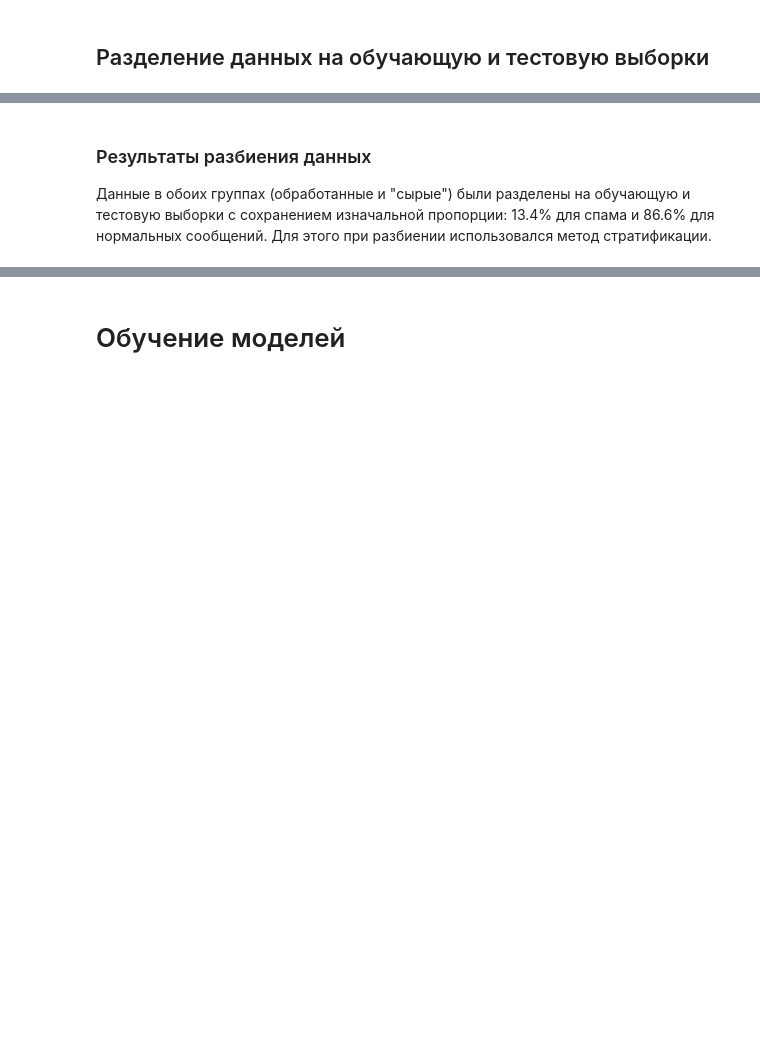
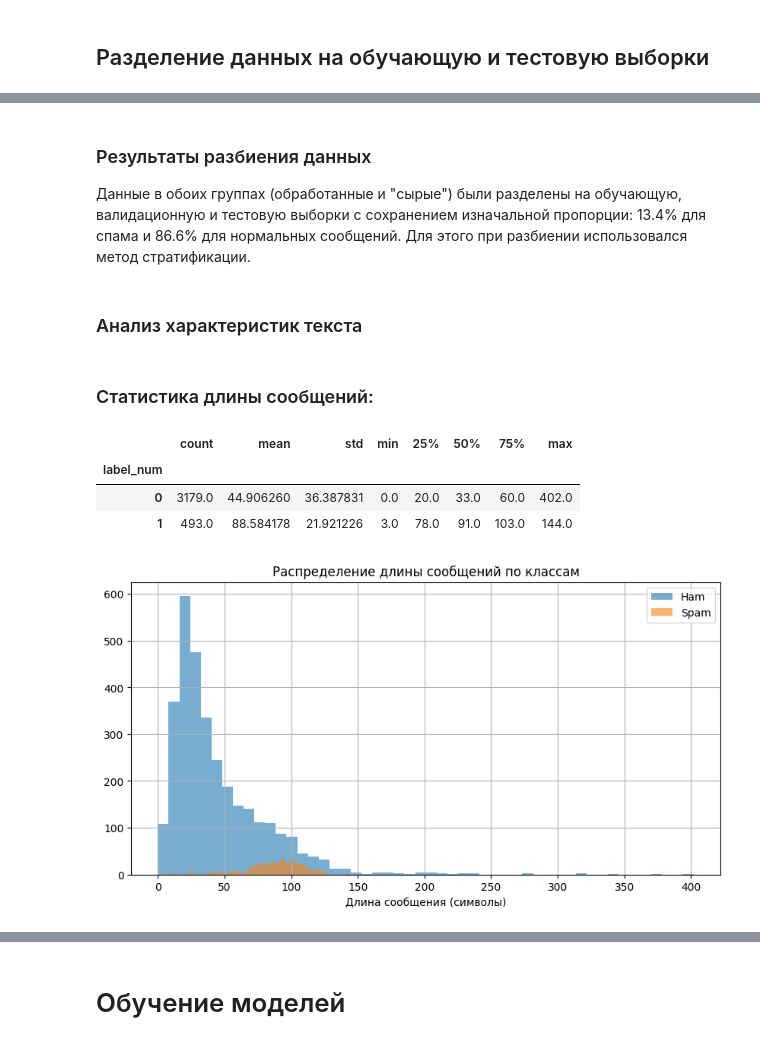
Before and after one commit to Valrick1029/nlp_sms_spam, a Jupyter notebook: EDA_and_models_training.ipynb, the cells around one changed output, grey strips where cells are left out. Drawn from its saved outputs; the diff is of its cells as text; code cells hidden in the pictures; blank space fills up the shorter version.

```diff
--- a/EDA_and_models_training.ipynb
+++ b/EDA_and_models_training.ipynb
@@ -203,4 +189,32 @@ print(y_test.value_counts(normalize=True)[1])
 # %% [markdown]
 ### Результаты разбиения данных
 
-Данные в обоих группах (обработанные и "сырые") были разделены на обучающую и тестовую выборки с сохранением изначальной пропорции: 13.4% для спама и 86.6% для нормальных сообщений. Для этого при разбиении использовался метод стратификации.
+Данные в обоих группах (обработанные и "сырые") были разделены на обучающую, валидационную и тестовую выборки с сохранением изначальной пропорции: 13.4% для спама и 86.6% для нормальных сообщений. Для этого при разбиении использовался метод стратификации.
+# %% [markdown]
+### Анализ характеристик текста
+# %%
+train_df = pd.DataFrame({
+    'clean_text': X_train.reset_index(drop=True),
+    'label_num': y_train.reset_index(drop=True).astype(int)
+})
+
+
+train_df['length'] = train_df['clean_text'].apply(len)
+
+display(Markdown("### Статистика длины сообщений:"))
+display(train_df.groupby('label_num')['length'].describe())
+
+plt.figure(figsize=(10, 5))
+train_df[train_df['label_num'] == 0]['length'].hist(bins=50, label='Ham', alpha=0.6)
+train_df[train_df['label_num'] == 1]['length'].hist(bins=50, label='Spam', alpha=0.6)
+plt.legend()
+plt.xlabel('Длина сообщения (символы)')
+plt.title('Распределение длины сообщений по классам')
+plt.show()
+# %% [output]
+### Статистика длины сообщений:
+|  | count | mean | std | min | 25% | 50% | 75% | max |
+| label_num |  |  |  |  |  |  |  |  |
+| 0 | 3179.0 | 44.906260 | 36.387831 | 0.0 | 20.0 | 33.0 | 60.0 | 402.0 |
+| 1 | 493.0 | 88.584178 | 21.921226 | 3.0 | 78.0 | 91.0 | 103.0 | 144.0 |
+[figure, new version]
```
Also changed, not shown: parts of 32 cells of this notebook, 1 other file.
